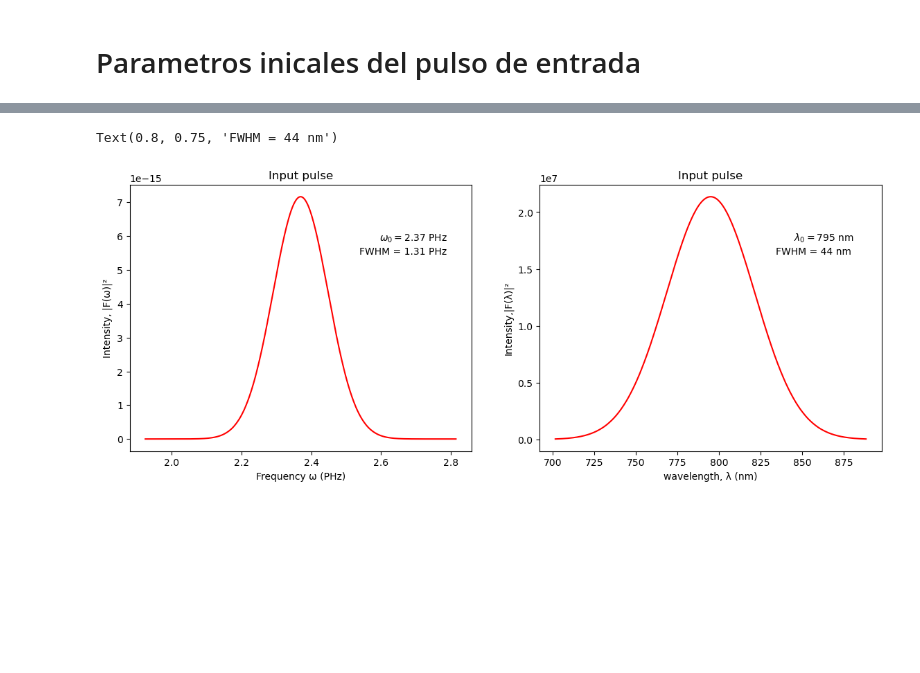
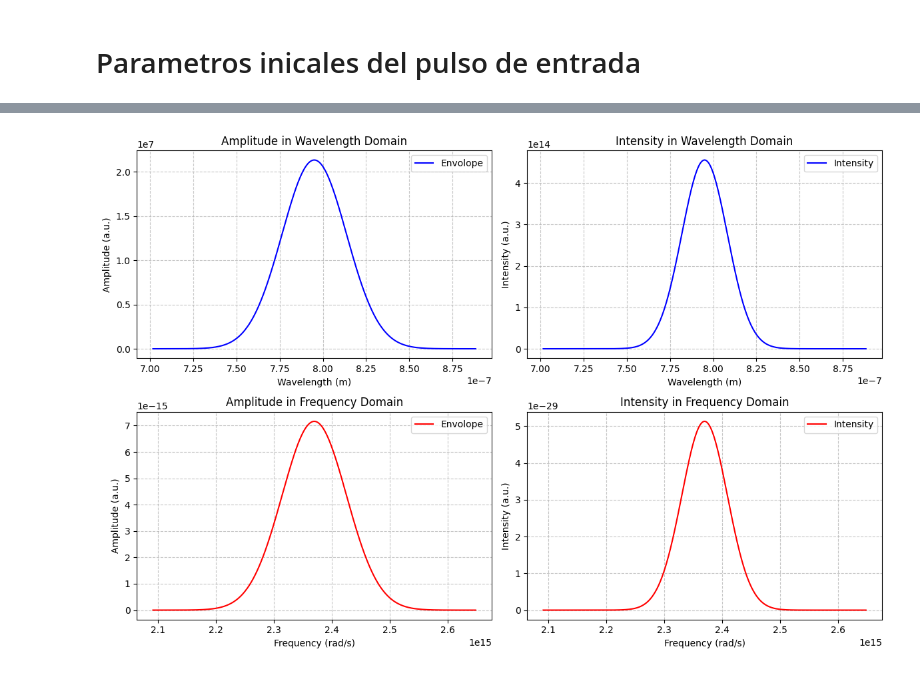
Before and after one commit to jusrojasrod/SHG-and-PDC-simulation, a Jupyter notebook: notebooks/simulaciones/Second_Harmonic_Generation.ipynb, the cells around one changed output, grey strips where cells are left out. Saved outputs shown, nothing was run; the diff lists cells and outputs as text; code cells hidden in the pictures; blank space fills up the shorter version.

```diff
--- a/notebooks/simulaciones/Second_Harmonic_Generation.ipynb
+++ b/notebooks/simulaciones/Second_Harmonic_Generation.ipynb
@@ -88,24 +90,37 @@ Computed Fwhm: 1.31e+14
 # %%
-fig0, axs0 = plt.subplots(1, 2, figsize=(14, 5))
+fig0, axs0 = plt.subplots(2, 2, figsize=(12, 8))
 
-# Gráfica (a): Pulso de entrada vs omega
-axs0[0].plot(frequencies*1e-15, A_omega, color='red', linestyle='-')
-axs0[0].set_ylabel('Intensity, |F(ω)|²')
-axs0[0].set_xlabel('Frequency ω (PHz)')
-axs0[0].set_title('Input pulse')
-# Agregar texto en la gráfica (b)
-axs0[0].text(0.83, 0.8, r"$\omega_0 = 2.37$ PHz", ha='center', va='center', transform=axs0[0].transAxes, fontsize=10)
-axs0[0].text(0.8, 0.75, r"FWHM = 1.31 PHz", ha='center', va='center', transform=axs0[0].transAxes, fontsize=10)
+# Visualizacion del pulso en longitud de onda
+axs0[0, 0].plot(wavelength, A_lambda, label='Envolope', color='blue')
+axs0[0, 0].set_ylabel('Amplitude (a.u.)')
+axs0[0, 0].set_xlabel('Wavelength (m)')
+axs0[0, 0].set_title('Amplitude in Wavelength Domain')
+axs0[0, 0].legend()
+axs0[0, 0].grid(True, which="both", linestyle='--', alpha=0.7)
 
-# Gráfica (a): Pulso de entrada vs longitud de onda
-axs0[1].plot(wavelenght*1e9, A_wavelenght, color='red', linestyle='-')
-axs0[1].set_ylabel('Intensity,|F(λ)|²')
-axs0[1].set_xlabel('wavelength, λ (nm)')
-axs0[1].set_title('Input pulse')
+axs0[0, 1].plot(wavelength, I_lambda, label='Intensity', color='blue')
+axs0[0, 1].set_ylabel('Intensity (a.u.)')
+axs0[0, 1].set_xlabel('Wavelength (m)')
+axs0[0, 1].set_title('Intensity in Wavelength Domain')
+axs0[0, 1].legend()
+axs0[0, 1].grid(True, which="both", linestyle='--', alpha=0.7)
 
-# Agregar texto en la gráfica (b)
-axs0[1].text(0.83, 0.8, r"$\lambda_0 = 795$ nm", ha='center', va='center', transform=axs0[1].transAxes, fontsize=10)
-axs0[1].text(0.8, 0.75, r"FWHM = 44 nm", ha='center', va='center', transform=axs0[1].transAxes, fontsize=10)
+# Visualizacion del pulso en frecuencia
+axs0[1, 0].plot(frequencies, A_omega, label='Envolope', color='red')
+axs0[1, 0].set_ylabel('Amplitude (a.u.)')
+axs0[1, 0].set_xlabel('Frequency (rad/s)')
+axs0[1, 0].set_title('Amplitude in Frequency Domain')
+axs0[1, 0].legend()
+axs0[1, 0].grid(True, which="both", linestyle='--', alpha=0.7)
+
+axs0[1, 1].plot(frequencies, I_omega, label='Intensity', color='red')
+axs0[1, 1].set_ylabel('Intensity (a.u.)')
+axs0[1, 1].set_xlabel('Frequency (rad/s)')
+axs0[1, 1].set_title('Intensity in Frequency Domain')
+axs0[1, 1].legend()
+axs0[1, 1].grid(True, which="both", linestyle='--', alpha=0.7)
+
+plt.tight_layout()
+plt.show()
 # %% [output]
-Text(0.8, 0.75, 'FWHM = 44 nm')
-[figure, old version]
+[figure, new version]
```
Also changed, not shown: parts of 4 cells of this notebook.
